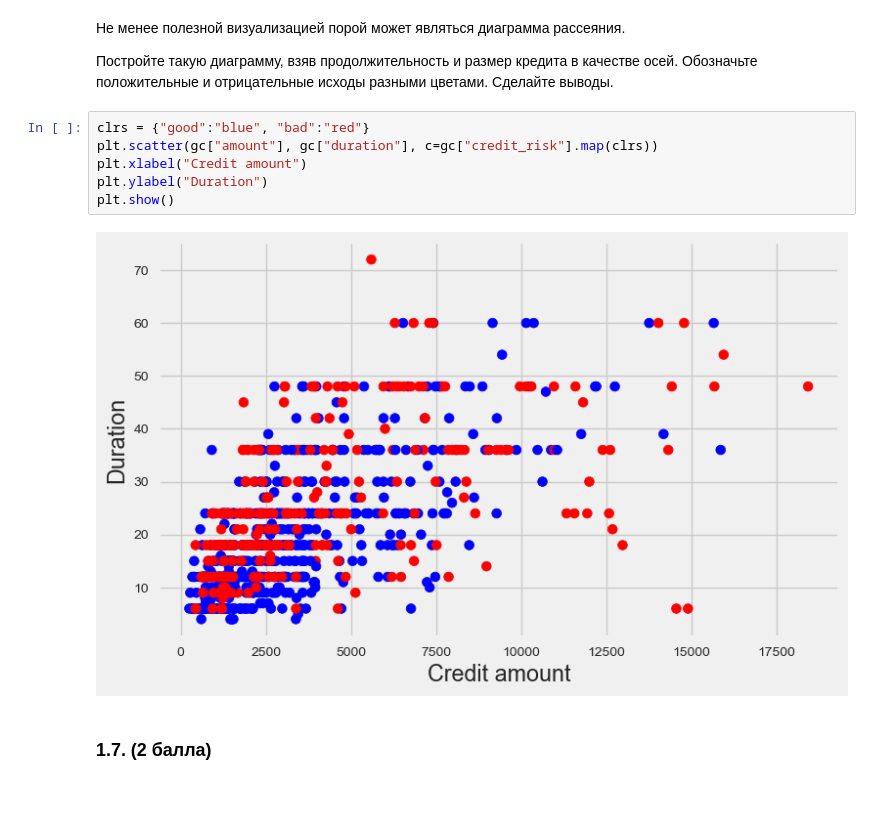
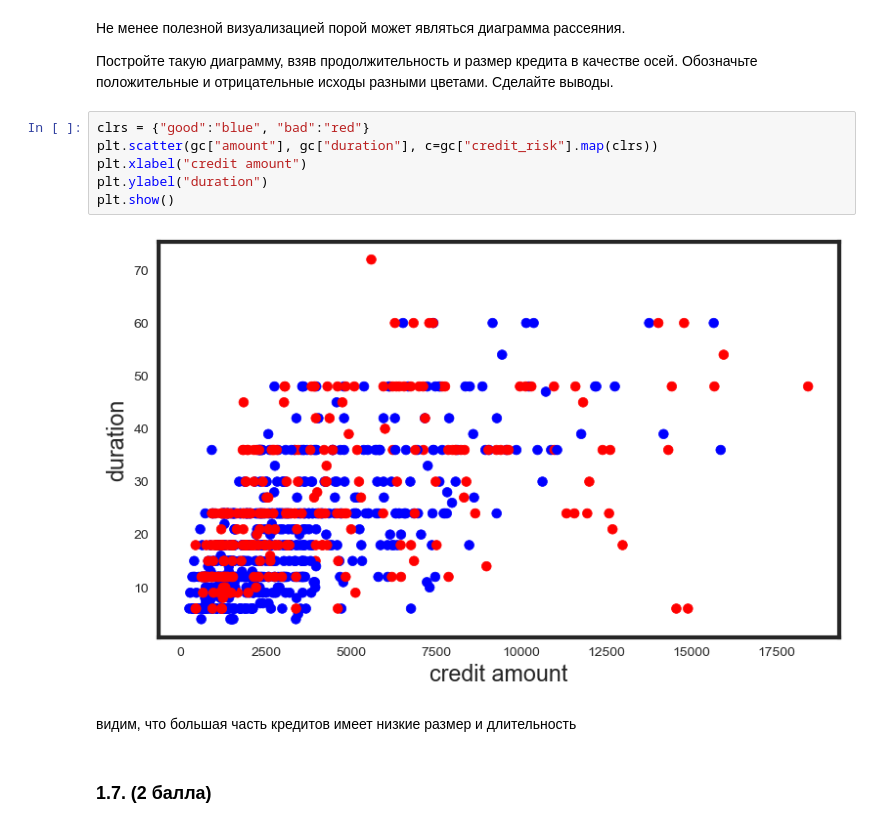
Before and after one commit to kl1mt0p/SMADIMO, a Jupyter notebook: HW_2/Klimov_Dmitry_BBI_226_HW 2 - Visualizations.ipynb, the cells around one changed output. Cells and saved outputs as stored; diff of their text form; blank space fills up the shorter version.

```diff
--- a/HW_2/Klimov_Dmitry_BBI_226_HW 2 - Visualizations.ipynb
+++ b/HW_2/Klimov_Dmitry_BBI_226_HW 2 - Visualizations.ipynb
@@ -201,11 +204,13 @@ plt.show()
 # %%
 clrs = {"good":"blue", "bad":"red"}
 plt.scatter(gc["amount"], gc["duration"], c=gc["credit_risk"].map(clrs))
-plt.xlabel("Credit amount")
-plt.ylabel("Duration")
+plt.xlabel("credit amount")
+plt.ylabel("duration")
 plt.show()
 # %% [output]
-[figure, old version]
+[figure, new version]
+# %% [markdown]
+видим, что большая часть кредитов имеет низкие размер и длительность
 # %% [markdown]
 ### 1.7. (2 балла)
 # %% [markdown]
```
Also changed, not shown: parts of 33 cells of this notebook.
